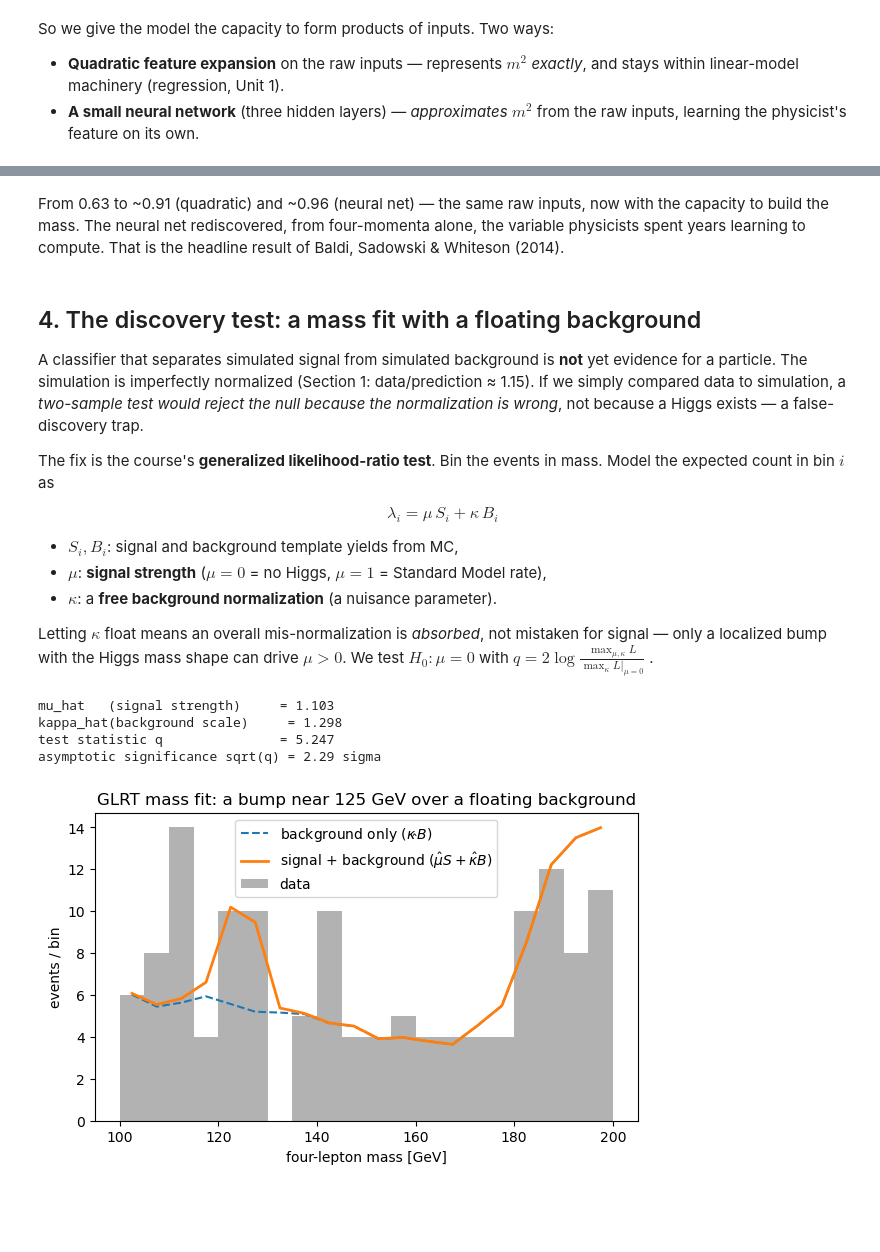
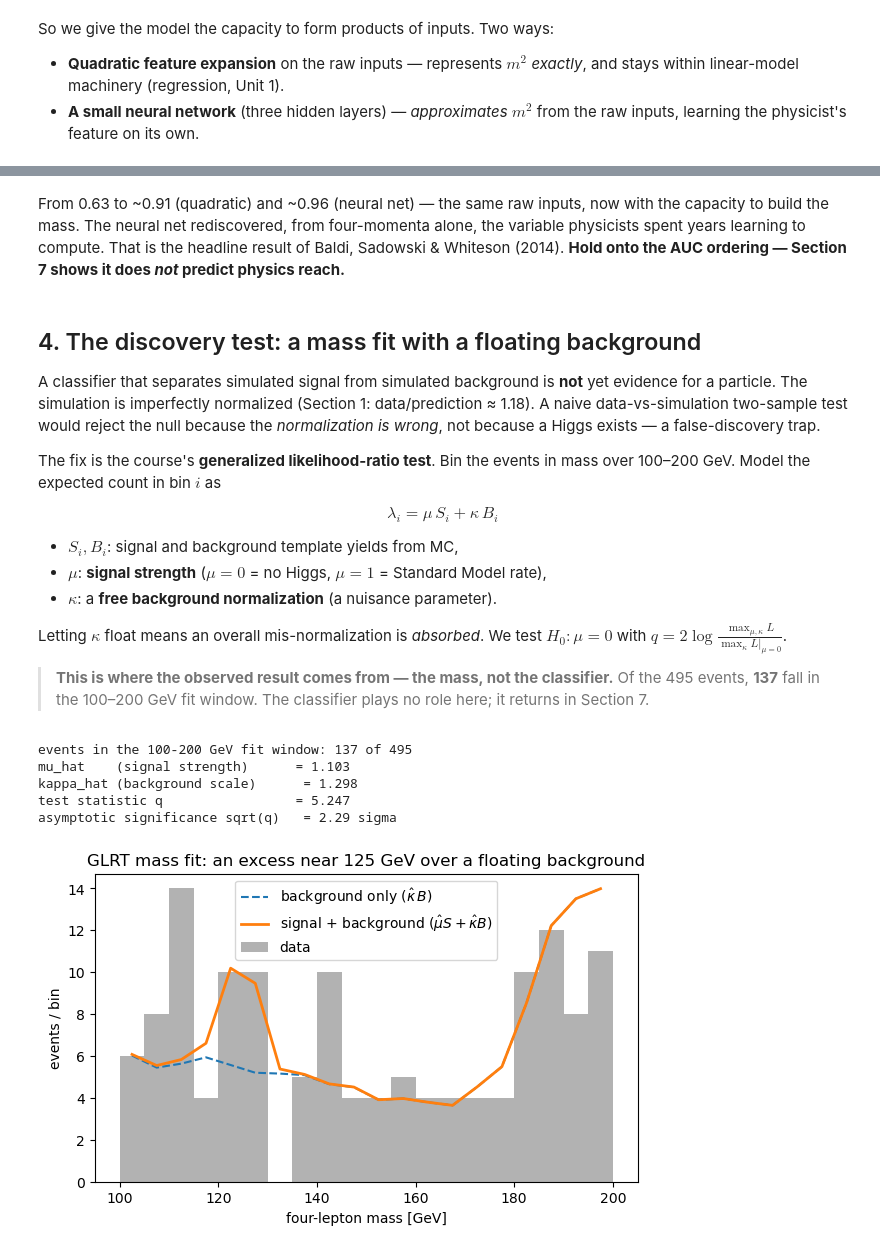
Before and after one commit to codey-m/prob_stats, a Jupyter notebook: final_project/higgs_final_project.ipynb, the cells around one changed output, grey strips where cells are left out. Saved outputs shown, nothing was run; the diff lists cells and outputs as text; code cells hidden in the pictures; blank space fills up the shorter version.

```diff
--- a/final_project/higgs_final_project.ipynb
+++ b/final_project/higgs_final_project.ipynb
@@ -218,19 +232,20 @@ weighted AUC on the held-out MC (mass-blind raw inputs):
 # %% [markdown]
 From 0.63 to ~0.91 (quadratic) and ~0.96 (neural net) — the same raw
 inputs, now with the capacity to build the mass. The neural net rediscovered,
-from four-momenta alone, the variable physicists spent years learning to
-compute. That is the headline result of Baldi, Sadowski & Whiteson (2014).
+from four-momenta alone, the variable physicists spent years learning to compute.
+That is the headline result of Baldi, Sadowski & Whiteson (2014). **Hold onto the
+AUC ordering — Section 7 shows it does *not* predict physics reach.**
 # %% [markdown]
 ## 4. The discovery test: a mass fit with a floating background
 
 A classifier that separates simulated signal from simulated background is **not**
 yet evidence for a particle. The simulation is imperfectly normalized (Section 1:
-data/prediction ≈ 1.15). If we simply compared data to simulation, a *two-sample
-test would reject the null because the normalization is wrong*, not because a
-Higgs exists — a false-discovery trap.
+data/prediction ≈ 1.18). A naive data-vs-simulation two-sample test would reject
+the null because the *normalization is wrong*, not because a Higgs exists — a
+false-discovery trap.
 
 The fix is the course's **generalized likelihood-ratio test**. Bin the events in
-mass. Model the expected count in bin $i$ as
+mass over 100–200 GeV. Model the expected count in bin $i$ as
 
 $$ \lambda_i = \mu\, S_i + \kappa\, B_i $$
 
@@ -238,33 +253,37 @@ $$ \lambda_i = \mu\, S_i + \kappa\, B_i $$
 - $\mu$: **signal strength** ($\mu=0$ = no Higgs, $\mu=1$ = Standard Model rate),
 - $\kappa$: a **free background normalization** (a nuisance parameter).
 
-Letting $\kappa$ float means an overall mis-normalization is *absorbed*, not
-mistaken for signal — only a localized bump with the Higgs mass shape can drive
-$\mu>0$. We test $H_0:\mu=0$ with $q = 2\log\frac{\max_{\mu,\kappa}L}{\max_\kappa
-L|_{\mu=0}}$.
+Letting $\kappa$ float means an overall mis-normalization is *absorbed*. We test
+$H_0:\mu=0$ with $q = 2\log\frac{\max_{\mu,\kappa}L}{\max_\kappa L|_{\mu=0}}$.
+
+> **This is where the observed result comes from — the mass, not the classifier.**
+> Of the 495 events, **137** fall in the 100–200 GeV fit window. The classifier
+> plays no role here; it returns in Section 7.
 # %%
 S, B, obs = H._templates(st)          # mass-only templates and observed counts
 g = H.glrt(S, B, obs)
-print(f"mu_hat   (signal strength)     = {g['mu_hat']:.3f}")
-print(f"kappa_hat(background scale)     = {g['kappa_hat']:.3f}")
-print(f"test statistic q               = {g['q']:.3f}")
-print(f"asymptotic significance sqrt(q) = {g['Z_asymptotic']:.2f} sigma")
+print(f"events in the 100-200 GeV fit window: {int(obs.sum())} of {len(data)}")
+print(f"mu_hat    (signal strength)      = {g['mu_hat']:.3f}")
+print(f"kappa_hat (background scale)      = {g['kappa_hat']:.3f}")
+print(f"test statistic q                 = {g['q']:.3f}")
+print(f"asymptotic significance sqrt(q)   = {g['Z_asymptotic']:.2f} sigma")
 
 edges = np.linspace(H.MASS_LO, H.MASS_HI, H.N_BINS + 1)
 ctr = 0.5*(edges[:-1] + edges[1:])
 plt.bar(ctr, obs, width=np.diff(edges), alpha=0.3, label="data", color="k")
-plt.plot(ctr, g['kappa_hat']*B, "--", label=r"background only ($\kappa\hat{}\,B$)")
+plt.plot(ctr, g['kappa_hat']*B, "--", label=r"background only ($\hat\kappa\,B$)")
 plt.plot(ctr, g['mu_hat']*S + g['kappa_hat']*B, "-", lw=2,
          label=r"signal + background ($\hat\mu S+\hat\kappa B$)")
 plt.xlabel("four-lepton mass [GeV]"); plt.ylabel("events / bin"); plt.legend()
-plt.title("GLRT mass fit: a bump near 125 GeV over a floating background")
+plt.title("GLRT mass fit: an excess near 125 GeV over a floating background")
 plt.show()
 # %% [output]
-mu_hat   (signal strength)     = 1.103
-kappa_hat(background scale)     = 1.298
-test statistic q               = 5.247
-asymptotic significance sqrt(q) = 2.29 sigma
+events in the 100-200 GeV fit window: 137 of 495
+mu_hat    (signal strength)      = 1.103
+kappa_hat (background scale)      = 1.298
+test statistic q                 = 5.247
+asymptotic significance sqrt(q)   = 2.29 sigma
-[figure, old version]
+[figure, new version]
 # %% [markdown]
 The asymptotic $\sqrt{q}$ is only an approximation (and $\mu=0$ sits on the
 boundary $\mu\ge0$). The honest p-value comes from **toys**: simulate many
```
Also changed, not shown: parts of 27 cells of this notebook, 8 other files.
